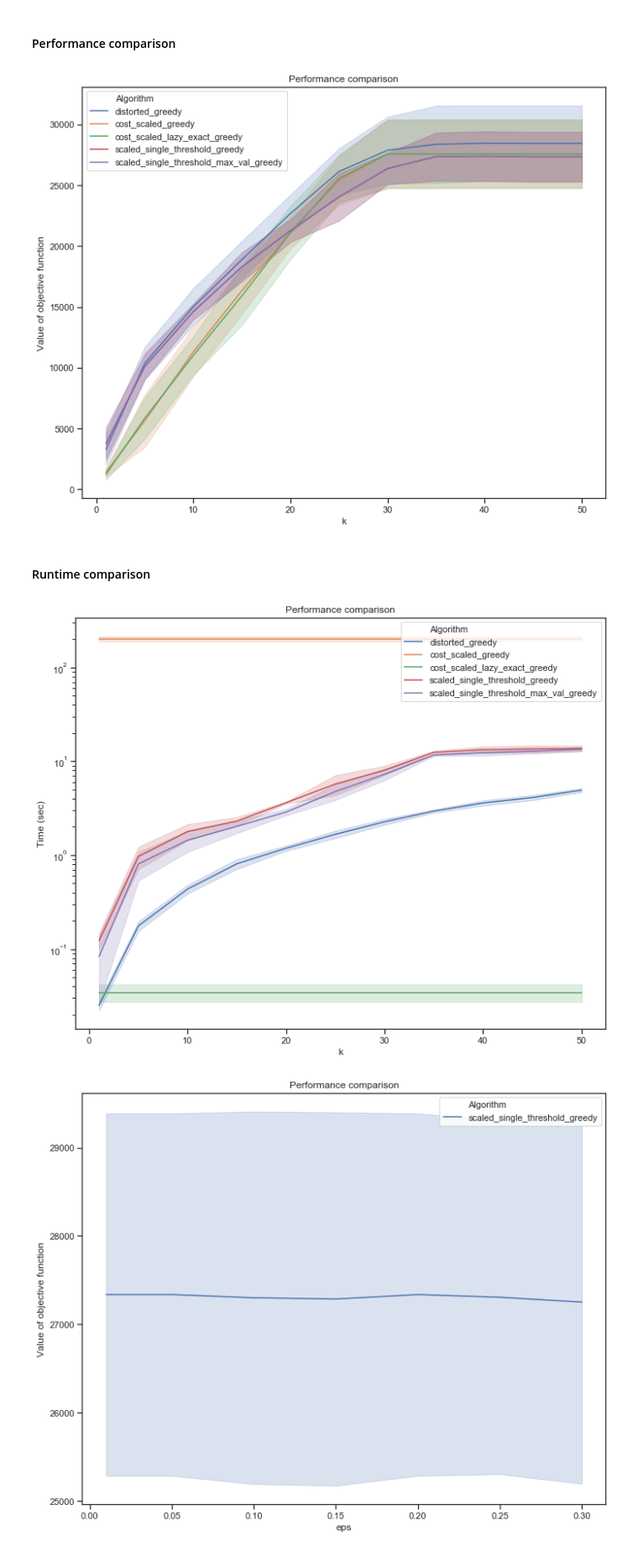
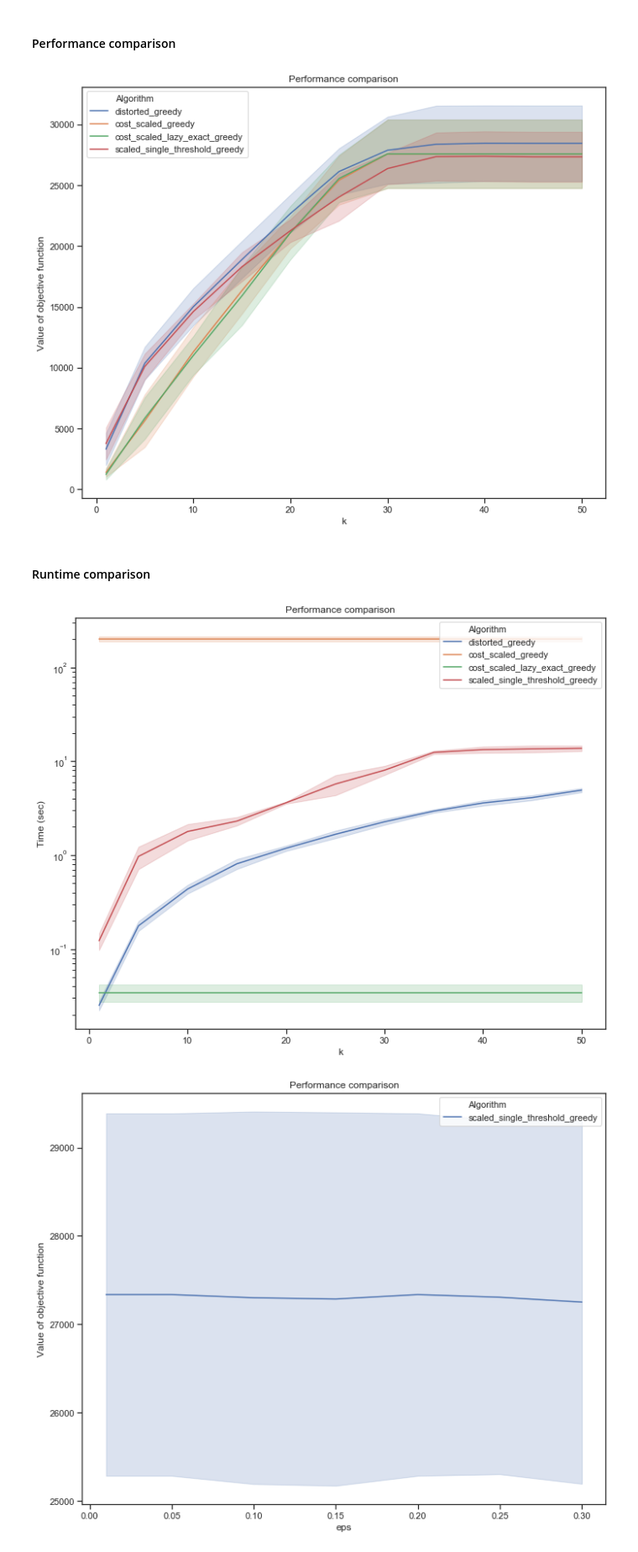
Before and after one commit to smnikolakaki/submodular-linear-cost-maximization, a Jupyter notebook: jupyter/Experiment_constrained_problem.ipynb, the cells around one changed output. Shown at 84% size. Saved outputs shown, nothing was run; the diff lists cells and outputs as text; code cells hidden in the pictures.

Commit message:
SN: Updated plot

```diff
--- a/jupyter/Experiment_constrained_problem.ipynb
+++ b/jupyter/Experiment_constrained_problem.ipynb
@@ -86,7 +85,6 @@ df = df[(df.Algorithm == 'distorted_greedy')
         |(df.Algorithm == 'cost_scaled_greedy')
         |(df.Algorithm == 'cost_scaled_lazy_exact_greedy')
         |(df.Algorithm == 'scaled_single_threshold_greedy')
-        |(df.Algorithm == 'scaled_single_threshold_max_val_greedy')
     ]
 df = df[(df['user_sample_ratio'] == 0.4)]
 df0 = df[(df['sample_epsilon'].isnull()) | (df['sample_epsilon'] == 0.05)]
@@ -95,7 +93,7 @@ set_style()
 fig, axes = plot_performance_comparison(df0)
 set_size(fig, 10, 8)
 # %% [output]
-[figure, old version]
+[figure, new version]
 # %% [markdown]
 #### Runtime comparison
 # %%
@@ -111,19 +109,18 @@ def plot_performance_comparison(df):
 # %%
 df = df[(df.Algorithm == 'distorted_greedy')
         |(df.Algorithm == 'stochastic_distorted_greedy')
         |(df.Algorithm == 'cost_scaled_greedy')
         |(df.Algorithm == 'cost_scaled_lazy_exact_greedy')
         |(df.Algorithm == 'scaled_single_threshold_greedy')
-        |(df.Algorithm == 'scaled_single_threshold_max_val_greedy')
     ]
 df = df[(df['user_sample_ratio'] == 0.4)]
 df0 = df[(df['sample_epsilon'].isnull()) | (df['sample_epsilon'] == 0.05)]
 
 set_style()
 fig, axes = plot_performance_comparison(df0)
 set_size(fig, 10, 8)
 # %% [output]
-[figure, old version]
+[figure, new version]
 # %%
 def plot_performance_comparison(df):
     ax = sns.lineplot(x='sample_epsilon', y='val', data=df, hue='Algorithm', ci='sd')
```
Also changed, not shown: parts of 1 cell of this notebook.
